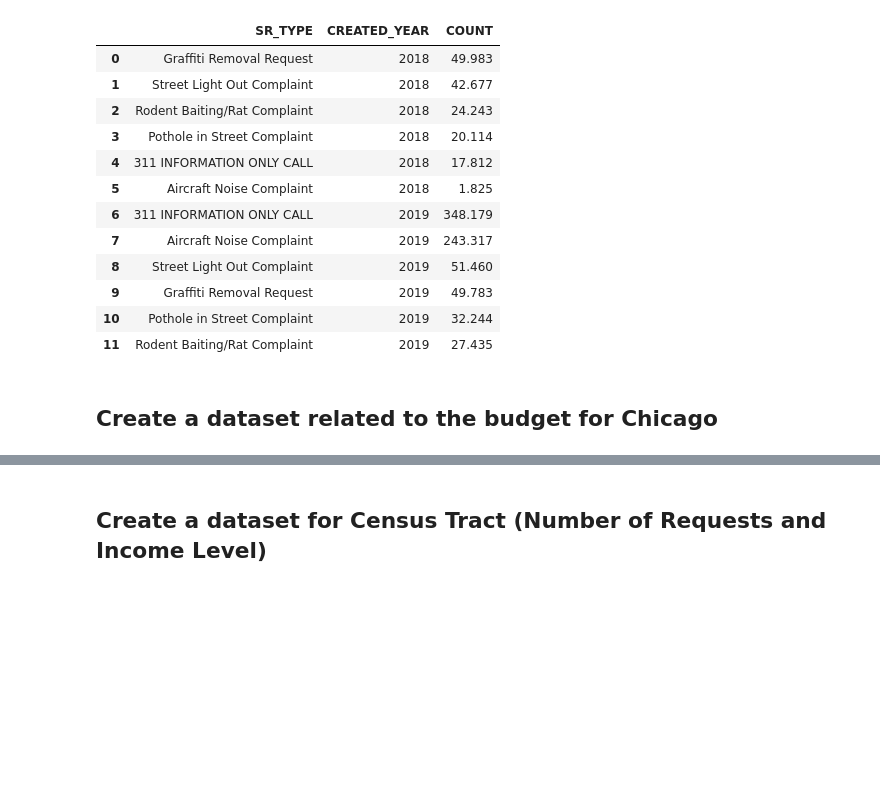
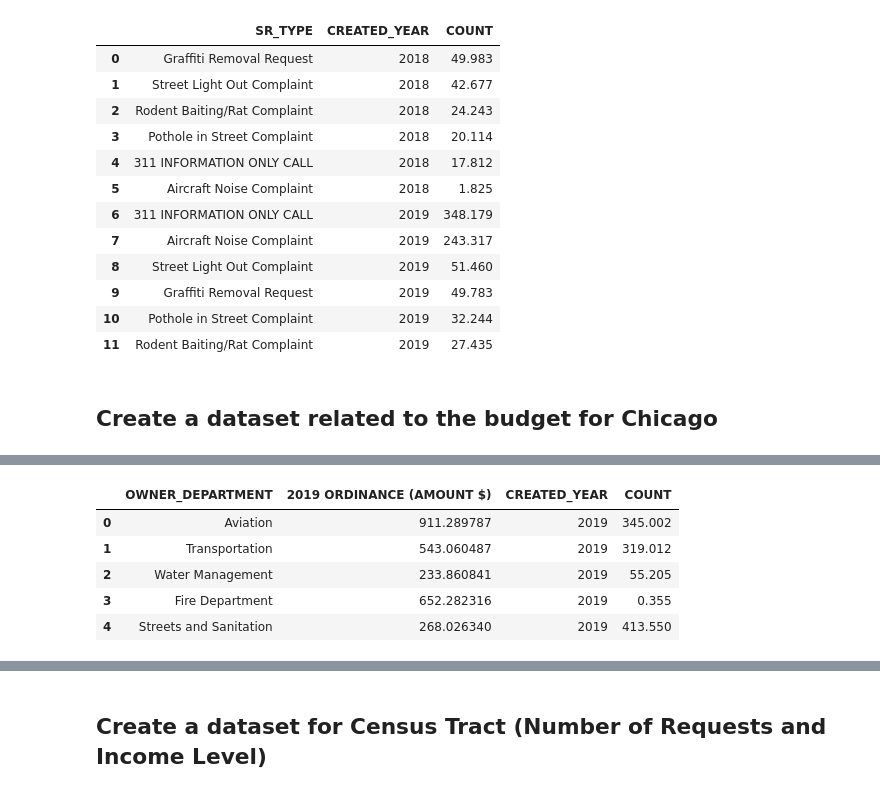
Before and after one commit to siyoungbyun/311-requests-dataviz, a Jupyter notebook: data_preprocessing.ipynb, the cells around one changed output, grey strips where cells are left out. Drawn from its saved outputs; the diff is of its cells as text; code cells hidden in the pictures; blank space fills up the shorter version.

```diff
--- a/data_preprocessing.ipynb
+++ b/data_preprocessing.ipynb
@@ -311,3 +311,42 @@ top_10_sr_type
 | 11 | Rodent Baiting/Rat Complaint | 2019 | 27.435 |
 # %% [markdown]
 ## Create a dataset related to the budget for Chicago
+# %%
+dept = [
+    "Aviation",
+    "CDOT - Department of Transportation",
+    "Streets and Sanitation",
+    "Fire",
+    "DWM - Department of Water Management"
+    ]
+dept_dict = {
+    "AVIATION": "Aviation",
+    "CDOT": "CDOT - Department of Transportation",
+    "DSS": "Streets and Sanitation",
+    "CFD": "Fire",
+    "OEMC": "DWM - Department of Water Management",
+    }
+label_dict = {
+    "Aviation": "Aviation",
+    "CDOT - Department of Transportation": "Transportation",
+    "Streets and Sanitation": "Streets and Sanitation",
+    "Fire": "Fire Department",
+    "DWM - Department of Water Management": "Water Management"
+    }
+
+count_by_dept = df.groupby(['OWNER_DEPARTMENT', "CREATED_YEAR"]).size().sort_values(ascending=False).reset_index(name='COUNT')
+count_by_dept = count_by_dept[count_by_dept.OWNER_DEPARTMENT.isin(dept)].reset_index(drop=True)
+count_by_dept["COUNT"] = count_by_dept["COUNT"] / 1000
+
+budget_dir = "./data/budget/2019_Budget_Ordinance.csv"
+budget_df = pd.read_csv(budget_dir)
+
+budget_df = budget_df[budget_df["DEPARTMENT DESCRIPTION"].isin(dept_dict)].reset_index(drop=True)
+budget_df["DEPARTMENT DESCRIPTION"] = budget_df["DEPARTMENT DESCRIPTION"].apply(lambda x: dept_dict[x])
+budget_df = budget_df.groupby(['DEPARTMENT DESCRIPTION'])['2019 ORDINANCE (AMOUNT $)'].agg('sum').reset_index()
+budget_df["2019 ORDINANCE (AMOUNT $)"] = budget_df["2019 ORDINANCE (AMOUNT $)"]/1000000
+budget_df = budget_df.rename(columns={"DEPARTMENT DESCRIPTION": "OWNER_DEPARTMENT"})
+budget_df = budget_df.merge(count_by_dept[count_by_dept["CREATED_YEAR"]==2019], on='OWNER_DEPARTMENT', how='left')
+budget_df["OWNER_DEPARTMENT"] = budget_df["OWNER_DEPARTMENT"].apply(lambda x: label_dict[x])
+budget_filename = "./data/budget.csv"
+df_to_csv(budget_df, budget_filename, verbose=True)
@@ -314 +355,10 @@ top_10_sr_type
+# %%
+budget_df
+# %% [output]
+|  | OWNER_DEPARTMENT | 2019 ORDINANCE (AMOUNT $) | CREATED_YEAR | COUNT |
+| 0 | Aviation | 911.289787 | 2019 | 345.002 |
+| 1 | Transportation | 543.060487 | 2019 | 319.012 |
+| 2 | Water Management | 233.860841 | 2019 | 55.205 |
+| 3 | Fire Department | 652.282316 | 2019 | 0.355 |
+| 4 | Streets and Sanitation | 268.026340 | 2019 | 413.550 |
 # %%
```
Also changed, not shown: parts of 30 cells of this notebook, 8 other files.
